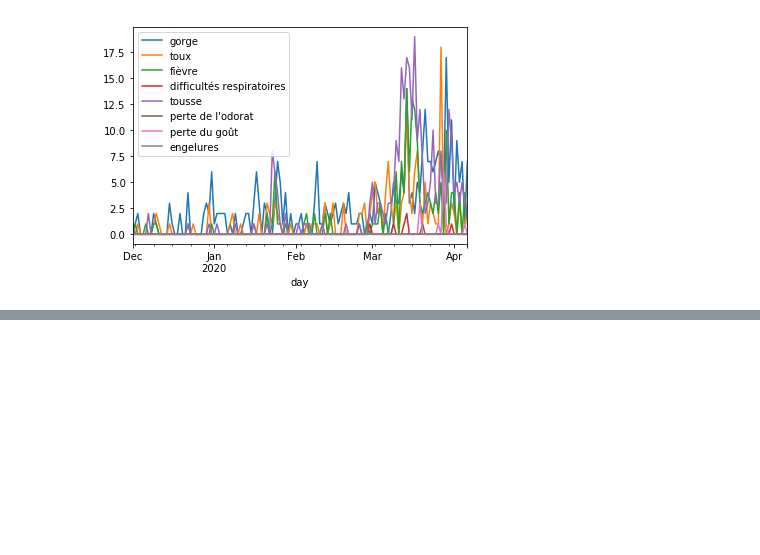
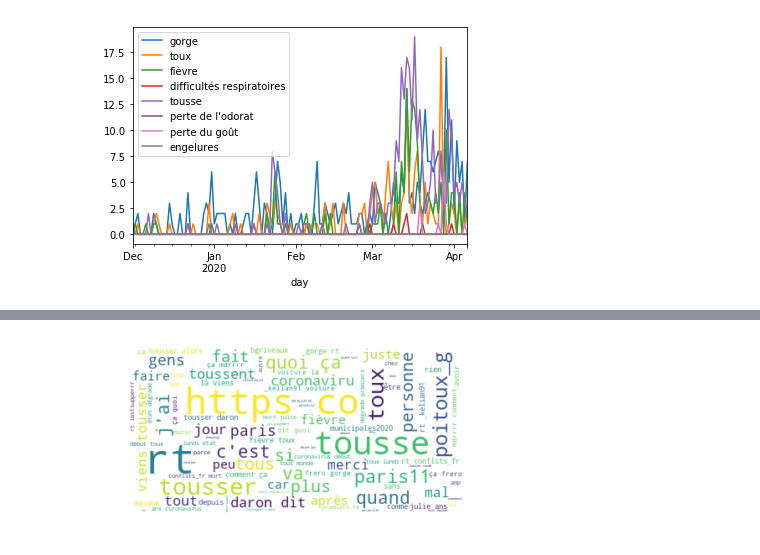
Before and after one commit to Naila-elh/Covid19-Analysis, a Jupyter notebook: 3-analysis/3-1-get-tweets-from-users-timeline.ipynb, the cells around one changed output, grey strips where cells are left out. Drawn from its saved outputs; the diff is of its cells as text; code cells hidden in the pictures; blank space fills up the shorter version.

```diff
--- a/3-analysis/3-1-get-tweets-from-users-timeline.ipynb
+++ b/3-analysis/3-1-get-tweets-from-users-timeline.ipynb
@@ -192,0 +205,4 @@ plot_symptoms_evolution()
+# %%
+wordcloud('toux')
+# %% [output]
+[figure, added]
```
Also changed, not shown: parts of 8 cells of this notebook.
